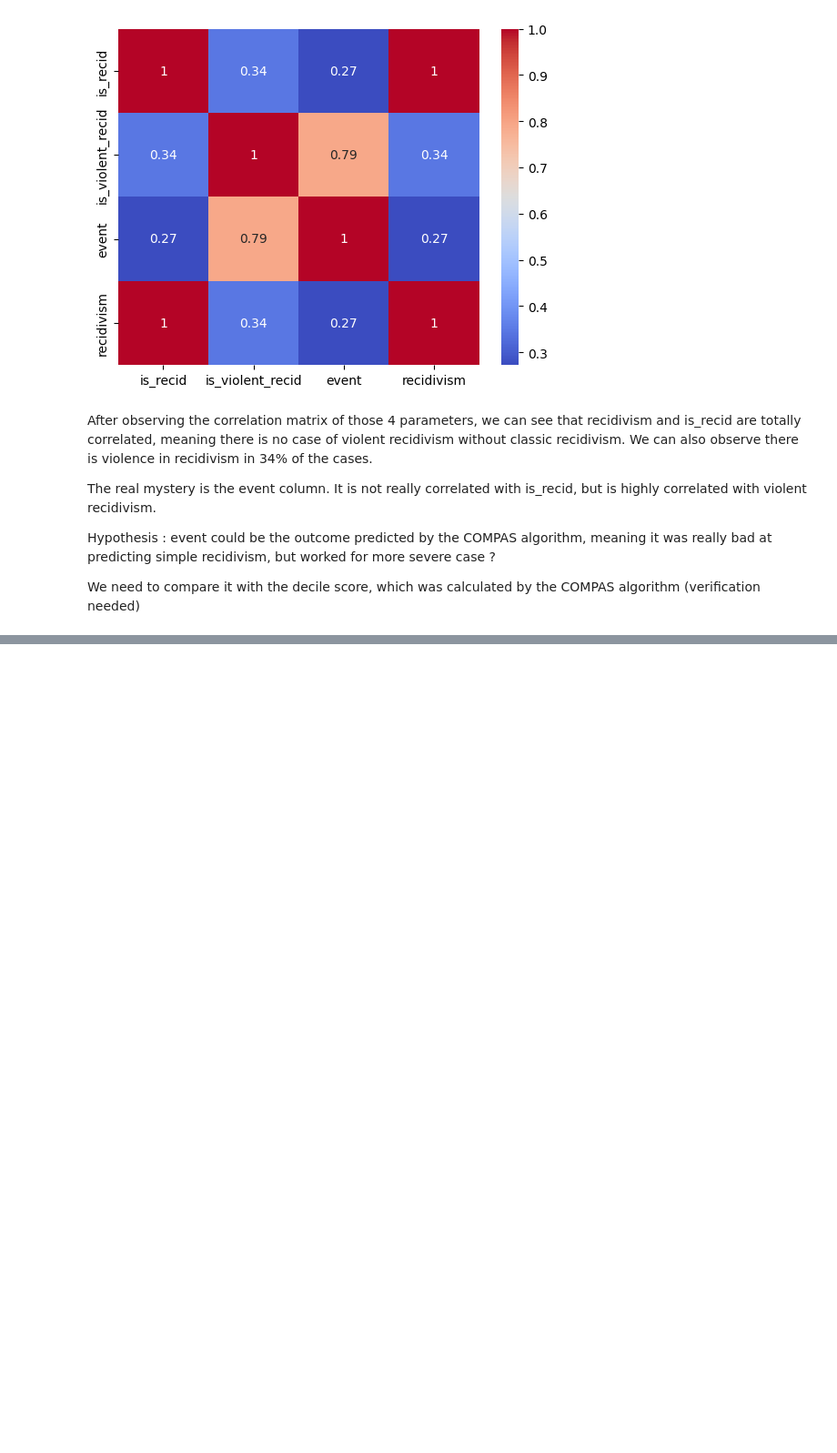
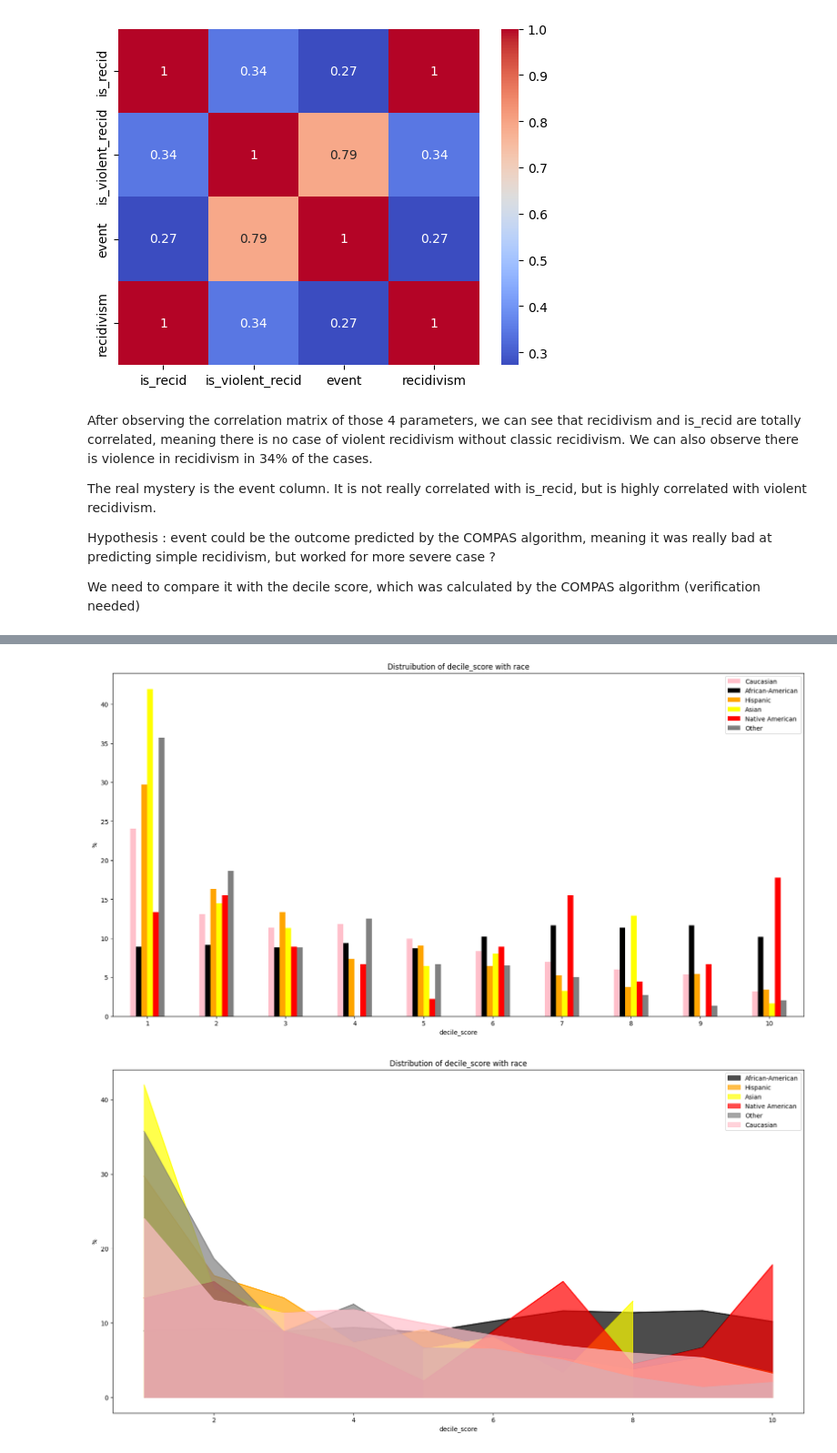
Before and after one commit to RonangLeSang/PROJ831, a Jupyter notebook: features_analysis.ipynb, the cells around one changed output, grey strips where cells are left out. Shown at 91% size. Saved outputs shown, nothing was run; the diff lists cells and outputs as text; code cells hidden in the pictures; blank space fills up the shorter version.

```diff
--- a/features_analysis.ipynb
+++ b/features_analysis.ipynb
@@ -184,0 +253,49 @@ We need to compare it with the decile score, which was calculated by the COMPAS
+# %%
+#distribution of decile score with race
+df_glob = df_glob[df_glob["decile_score"] !=-1]
+df_glob_caucasian  = df_glob[df_glob["race"]== "Caucasian"]
+df_glob_african_american = df_glob[df_glob["race"]== "African-American"]
+df_glob_hispanic = df_glob[df_glob["race"]== "Hispanic"]
+df_glob_asian = df_glob[df_glob["race"]== "Asian"]
+df_glob_native_american = df_glob[df_glob["race"]== "Native American"]
+df_glob_other = df_glob[df_glob["race"]== "Other"]
+
+
+df_counts = pd.DataFrame({
+    'Caucasian': (df_glob_caucasian['decile_score'].value_counts().sort_index()/df_glob_caucasian['decile_score'].count())*100,
+    'African-American': (df_glob_african_american['decile_score'].value_counts().sort_index()/df_glob_african_american['decile_score'].count())*100,
+    'Hispanic': (df_glob_hispanic['decile_score'].value_counts().sort_index()/df_glob_hispanic['decile_score'].count())*100,
+    'Asian' : (df_glob_asian['decile_score'].value_counts().sort_index()/df_glob_asian['decile_score'].count())*100,
+    'Native American': (df_glob_native_american['decile_score'].value_counts().sort_index()/df_glob_native_american['decile_score'].count())*100,
+    'Other': (df_glob_other['decile_score'].value_counts().sort_index()/df_glob_other['decile_score'].count())*100
+}
+)
+
+color = {'African-American':'black','Caucasian':'pink','Hispanic':'orange','Other':'gray','Asian':'yellow','Native American':'red'}
+df_counts.plot.bar(rot=0, color =[color[race] for race in df_counts.columns],figsize=(20,10))
+
+plt.legend()
+plt.title("Distruibution of decile_score with race")
+plt.xlabel("decile_score")
+plt.ylabel("%")
+plt.show()
+
+
+
+fig, ax = plt.subplots(figsize=(20,10))
+order = ['African-American', 'Hispanic', 'Asian', 'Native American', 'Other','Caucasian' ]
+
+# Create filled area plots for each category
+for column in order:
+    ax.fill_between(df_counts.index, df_counts[column], label=column, alpha=0.7, color=color[column],zorder=2)
+    ax.plot(df_counts.index, df_counts[column], color=color[column],zorder=1)  # Add a line for each category
+
+
+plt.legend()
+plt.title("Distribution of decile_score with race")
+plt.xlabel("decile_score")
+plt.ylabel("%")
+plt.show()
+# %% [output]
+[figure, added]
+[figure, added]
```
Also changed, not shown: parts of 7 cells of this notebook.
